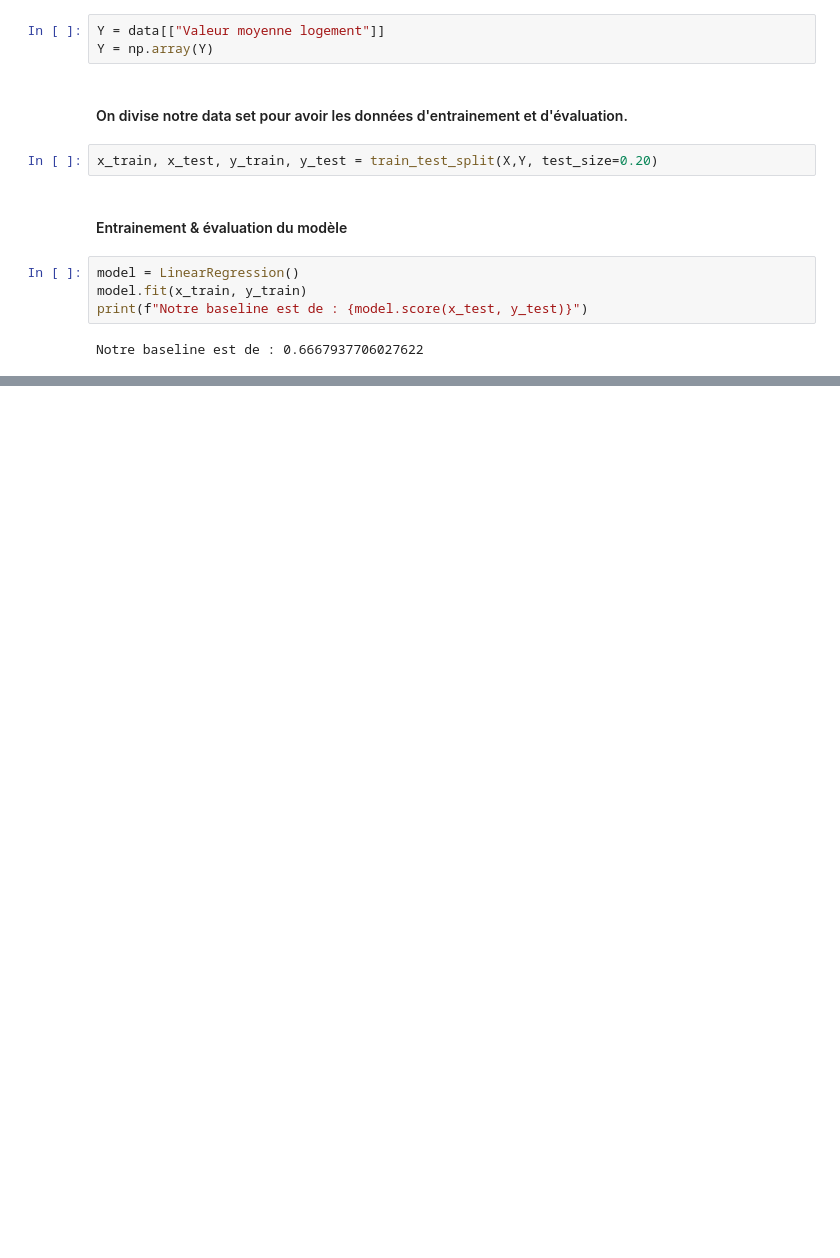
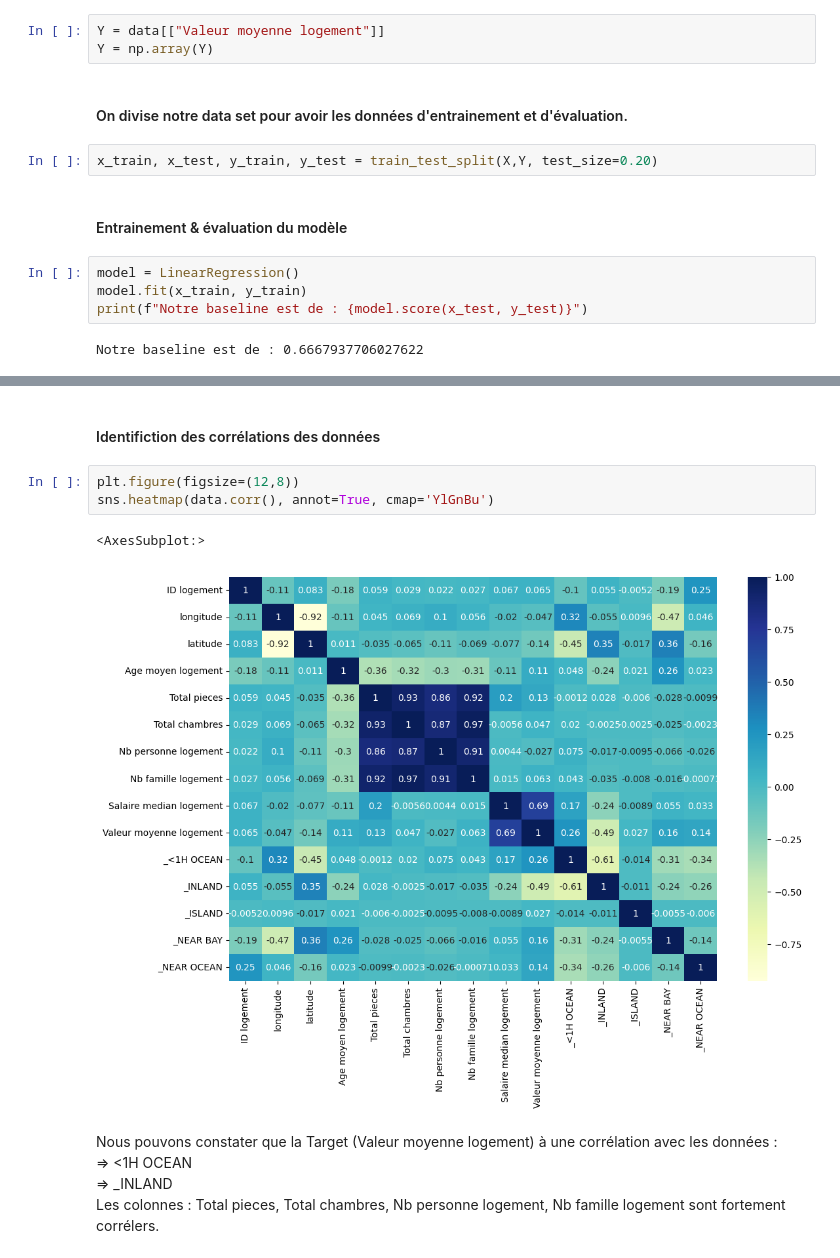
Before and after one commit to Chemsdev/Silicon-Valley, a Jupyter notebook: Silicon_Valley_EDA.ipynb, the cells around one changed output, grey strips where cells are left out. Cells and saved outputs as stored; diff of their text form; blank space fills up the shorter version.

Commit message:
ajout du heatmap

```diff
--- a/Silicon_Valley_EDA.ipynb
+++ b/Silicon_Valley_EDA.ipynb
@@ -180,0 +187,13 @@ plt.show()
+# %% [markdown]
+#### Identifiction des corrélations des données
+# %%
+plt.figure(figsize=(12,8))
+sns.heatmap(data.corr(), annot=True, cmap='YlGnBu')
+# %% [output]
+<AxesSubplot:>
+[figure, added]
+# %% [markdown]
+Nous pouvons constater que la Target (Valeur moyenne logement) à une corrélation avec les données : <br>
+=> <1H OCEAN <br>
+=> _INLAND <br>
+Les colonnes : Total pieces, Total chambres, Nb personne logement, Nb famille logement sont fortement corrélers. <br>
```
Also changed, not shown: parts of 11 cells of this notebook.
